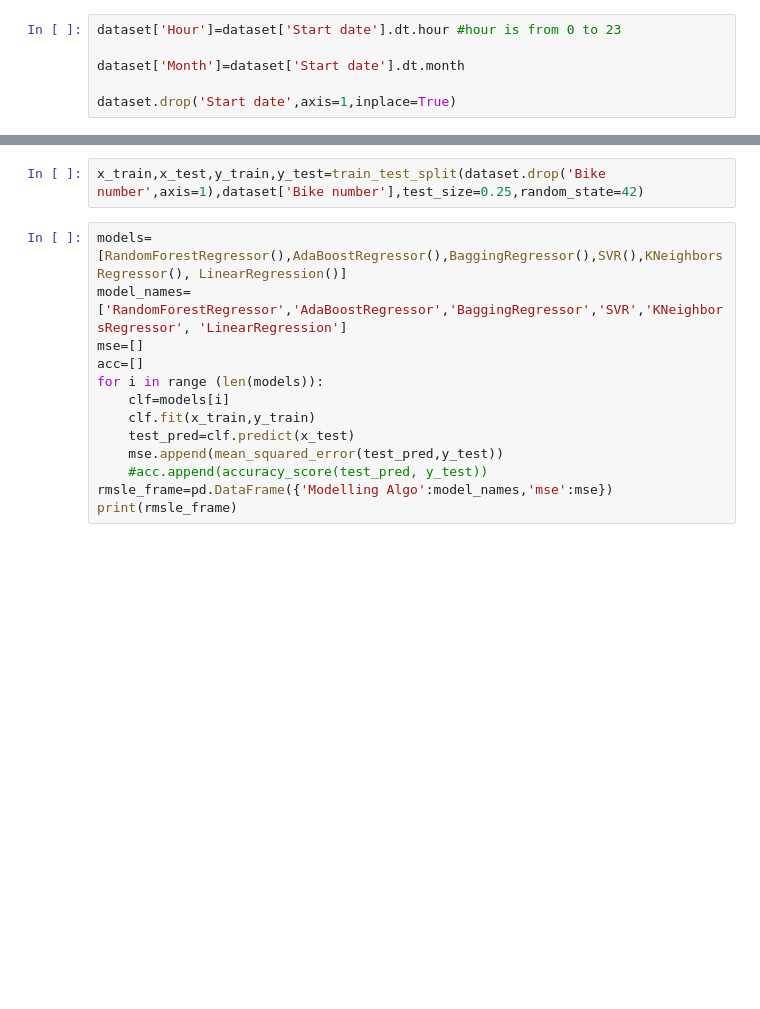
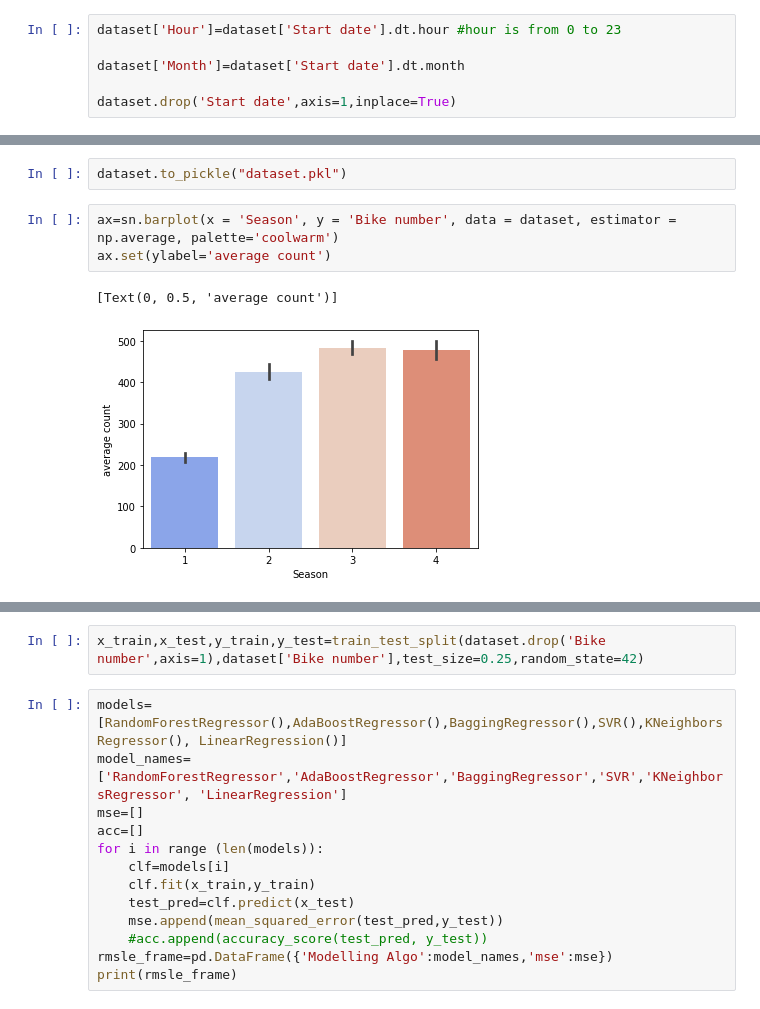
Before and after one commit to xgu1-ds/BigDataProjectB, a Jupyter notebook: projectB.ipynb, the cells around one changed output, grey strips where cells are left out. Drawn from its saved outputs; the diff is of its cells as text; blank space fills up the shorter version.

```diff
--- a/projectB.ipynb
+++ b/projectB.ipynb
@@ -358,0 +404,8 @@ dataset.head(5)
+# %%
+dataset.to_pickle("dataset.pkl")
+# %%
+ax=sn.barplot(x = 'Season', y = 'Bike number', data = dataset, estimator = np.average, palette='coolwarm')
+ax.set(ylabel='average count')
+# %% [output]
+[Text(0, 0.5, 'average count')]
+[figure, added]
```
Also changed, not shown: parts of 10 cells of this notebook.
